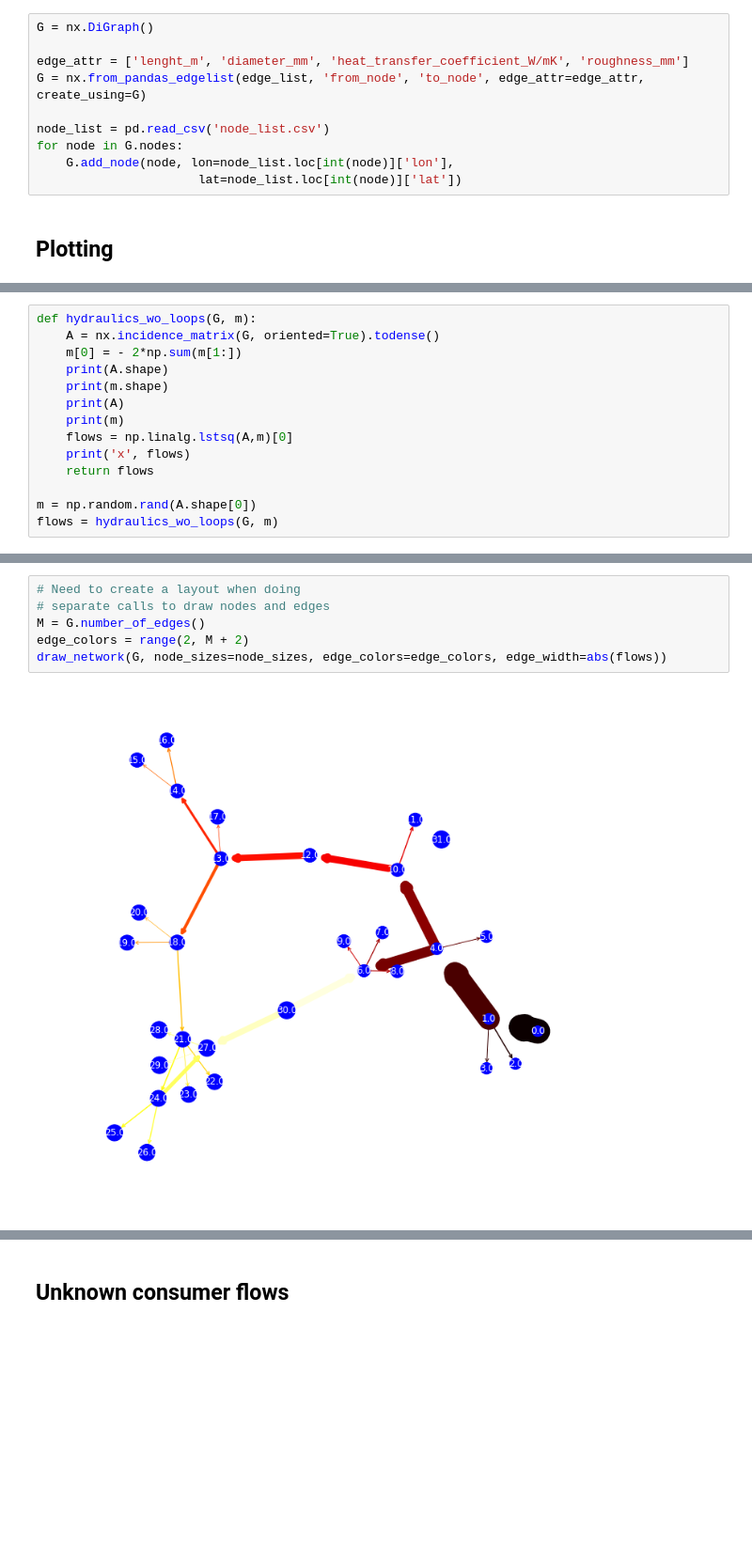
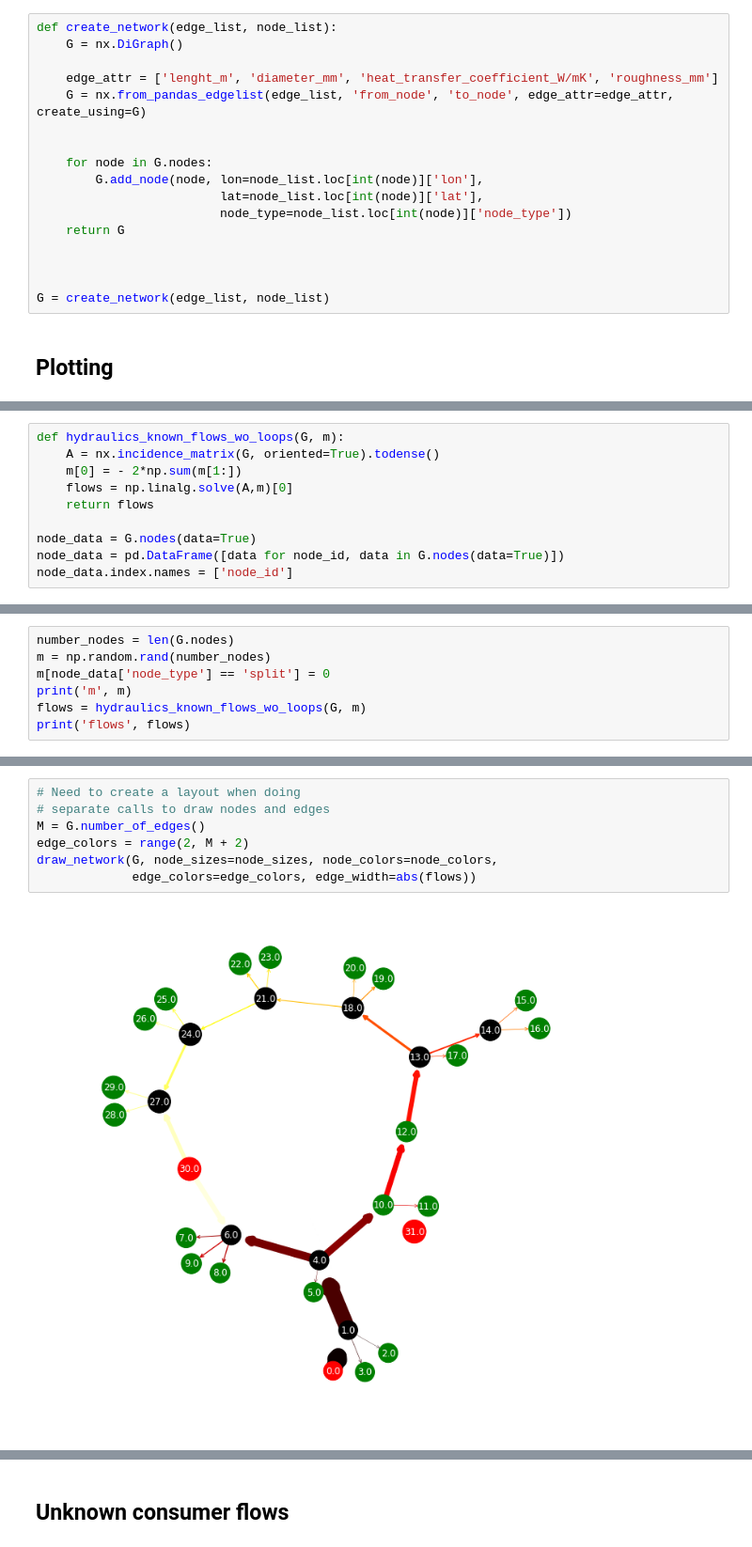
Before and after one commit to jnnr/models_oemof, a Jupyter notebook: DHN_model/DHN_model_prototyping.ipynb, the cells around one changed output, grey strips where cells are left out. Shown at 94% size. Drawn from its saved outputs; the diff is of its cells as text; blank space fills up the shorter version.

```diff
--- a/DHN_model/DHN_model_prototyping.ipynb
+++ b/DHN_model/DHN_model_prototyping.ipynb
@@ -40,13 +39,20 @@ Name: from_node, dtype: int64
 # %%
-G = nx.DiGraph()
+def create_network(edge_list, node_list):
+    G = nx.DiGraph()
 
-edge_attr = ['lenght_m', 'diameter_mm', 'heat_transfer_coefficient_W/mK', 'roughness_mm']
-G = nx.from_pandas_edgelist(edge_list, 'from_node', 'to_node', edge_attr=edge_attr, create_using=G)
+    edge_attr = ['lenght_m', 'diameter_mm', 'heat_transfer_coefficient_W/mK', 'roughness_mm']
+    G = nx.from_pandas_edgelist(edge_list, 'from_node', 'to_node', edge_attr=edge_attr, create_using=G)
 
-node_list = pd.read_csv('node_list.csv')
-for node in G.nodes:
-    G.add_node(node, lon=node_list.loc[int(node)]['lon'],
-                      lat=node_list.loc[int(node)]['lat'])
+
+    for node in G.nodes:
+        G.add_node(node, lon=node_list.loc[int(node)]['lon'],
+                         lat=node_list.loc[int(node)]['lat'],
+                         node_type=node_list.loc[int(node)]['node_type'])
+    return G
+
+
+
+G = create_network(edge_list, node_list)
 # %% [markdown]
 ## Plotting
 # %%
@@ -92,14 +181,10 @@ print(nx.incidence_matrix(G, oriented=True).todense())
 # %%
-def hydraulics_wo_loops(G, m):
+def hydraulics_known_flows_wo_loops(G, m):
     A = nx.incidence_matrix(G, oriented=True).todense()
     m[0] = - 2*np.sum(m[1:])
-    print(A.shape)
-    print(m.shape)
-    print(A)
-    print(m)
-    flows = np.linalg.lstsq(A,m)[0]
-    print('x', flows)
+    flows = np.linalg.solve(A,m)[0]
     return flows
 
-m = np.random.rand(A.shape[0])
-flows = hydraulics_wo_loops(G, m)
+node_data = G.nodes(data=True)
+node_data = pd.DataFrame([data for node_id, data in G.nodes(data=True)])
+node_data.index.names = ['node_id']
@@ -124,0 +191,7 @@ To use the future default and silence this warning we advise to pass `rcond=None
+# %%
+number_nodes = len(G.nodes)
+m = np.random.rand(number_nodes)
+m[node_data['node_type'] == 'split'] = 0
+print('m', m)
+flows = hydraulics_known_flows_wo_loops(G, m)
+print('flows', flows)
@@ -125,8 +215,9 @@ To use the future default and silence this warning we advise to pass `rcond=None
 # %%
 # Need to create a layout when doing
 # separate calls to draw nodes and edges
 M = G.number_of_edges()
 edge_colors = range(2, M + 2)
-draw_network(G, node_sizes=node_sizes, edge_colors=edge_colors, edge_width=abs(flows))
+draw_network(G, node_sizes=node_sizes, node_colors=node_colors,
+             edge_colors=edge_colors, edge_width=abs(flows))
 # %% [output]
-[figure, old version]
+[figure, new version]
```
Also changed, not shown: parts of 15 cells of this notebook, 2 other files.
